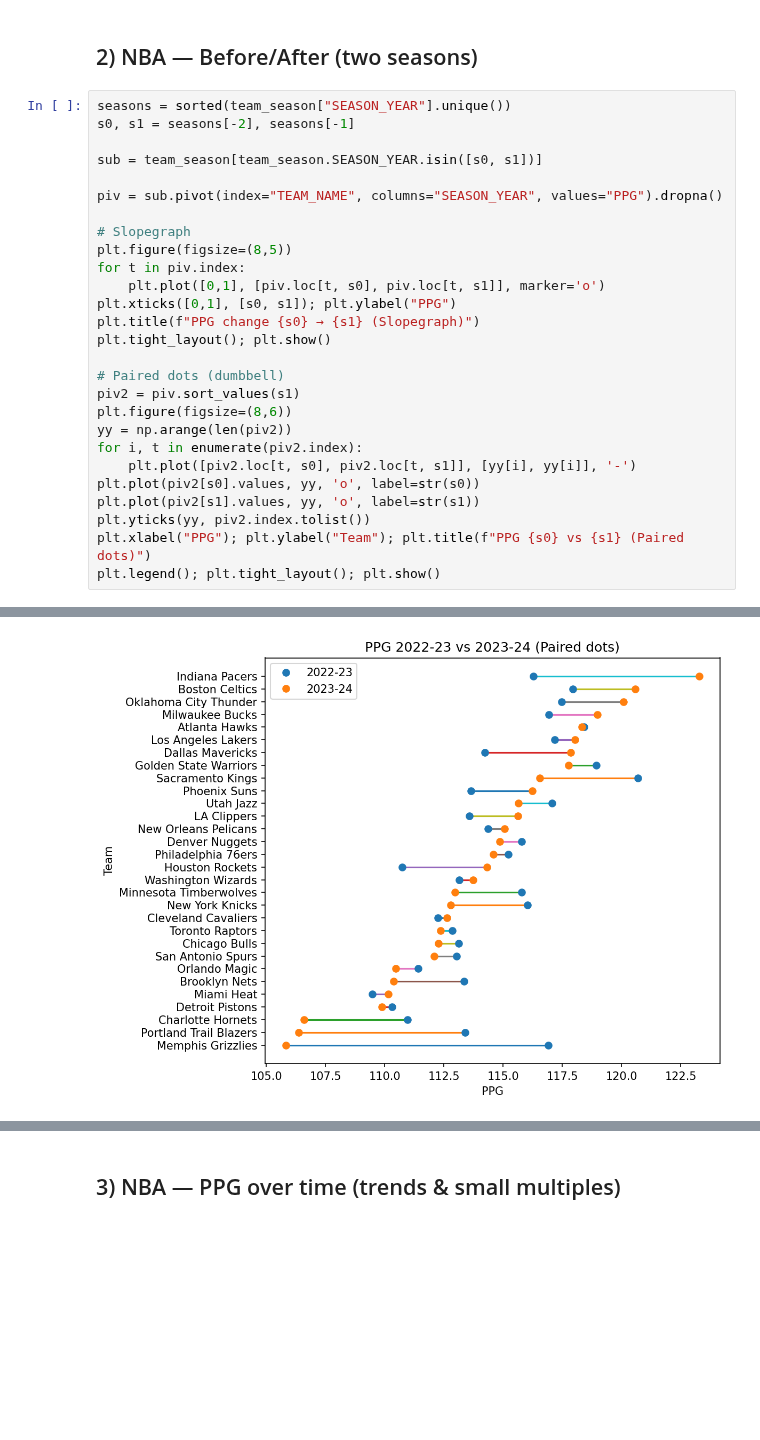
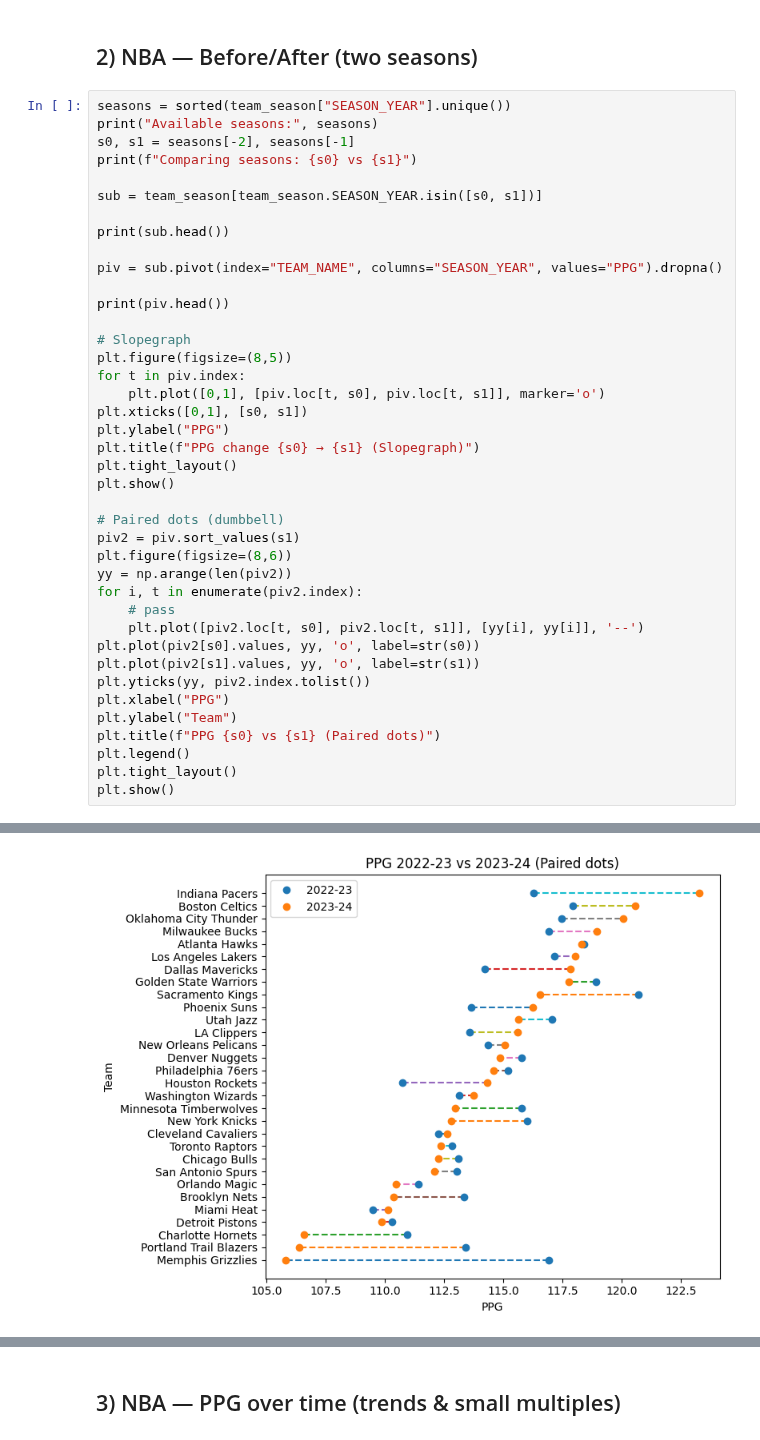
Before and after one commit to yinjunjun/datascience, a Jupyter notebook: Data_Visualization/docs/dats2102/docs/weekly/week6/Week06_HandsOn_Session2.ipynb, the cells around one changed output, grey strips where cells are left out. Cells and saved outputs as stored; diff of their text form; blank space fills up the shorter version.

```diff
--- a/Data_Visualization/docs/dats2102/docs/weekly/week6/Week06_HandsOn_Session2.ipynb
+++ b/Data_Visualization/docs/dats2102/docs/weekly/week6/Week06_HandsOn_Session2.ipynb
@@ -222,29 +252,42 @@ top16.head()
 ## 2) NBA — Before/After (two seasons)
 # %%
 seasons = sorted(team_season["SEASON_YEAR"].unique())
+print("Available seasons:", seasons)
 s0, s1 = seasons[-2], seasons[-1]
+print(f"Comparing seasons: {s0} vs {s1}")
 
 sub = team_season[team_season.SEASON_YEAR.isin([s0, s1])]
 
+print(sub.head())
+
 piv = sub.pivot(index="TEAM_NAME", columns="SEASON_YEAR", values="PPG").dropna()
+
+print(piv.head())
 
 # Slopegraph
 plt.figure(figsize=(8,5))
 for t in piv.index:
     plt.plot([0,1], [piv.loc[t, s0], piv.loc[t, s1]], marker='o')
-plt.xticks([0,1], [s0, s1]); plt.ylabel("PPG")
+plt.xticks([0,1], [s0, s1])
+plt.ylabel("PPG")
 plt.title(f"PPG change {s0} → {s1} (Slopegraph)")
-plt.tight_layout(); plt.show()
+plt.tight_layout()
+plt.show()
 
 # Paired dots (dumbbell)
 piv2 = piv.sort_values(s1)
 plt.figure(figsize=(8,6))
 yy = np.arange(len(piv2))
 for i, t in enumerate(piv2.index):
-    plt.plot([piv2.loc[t, s0], piv2.loc[t, s1]], [yy[i], yy[i]], '-')
+    # pass
+    plt.plot([piv2.loc[t, s0], piv2.loc[t, s1]], [yy[i], yy[i]], '--')
 plt.plot(piv2[s0].values, yy, 'o', label=str(s0))
 plt.plot(piv2[s1].values, yy, 'o', label=str(s1))
 plt.yticks(yy, piv2.index.tolist())
-plt.xlabel("PPG"); plt.ylabel("Team"); plt.title(f"PPG {s0} vs {s1} (Paired dots)")
-plt.legend(); plt.tight_layout(); plt.show()
+plt.xlabel("PPG")
+plt.ylabel("Team")
+plt.title(f"PPG {s0} vs {s1} (Paired dots)")
+plt.legend()
+plt.tight_layout()
+plt.show()
 # %% [output]
@@ -252 +312 @@ plt.legend(); plt.tight_layout(); plt.show()
-[figure, old version]
+[figure, new version]
```
Also changed, not shown: parts of 29 cells of this notebook, 13 other files.
